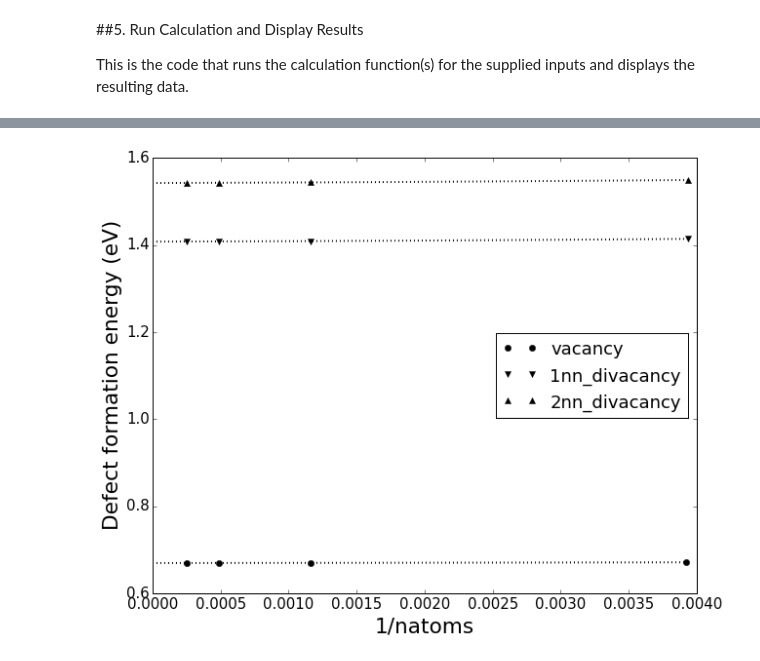
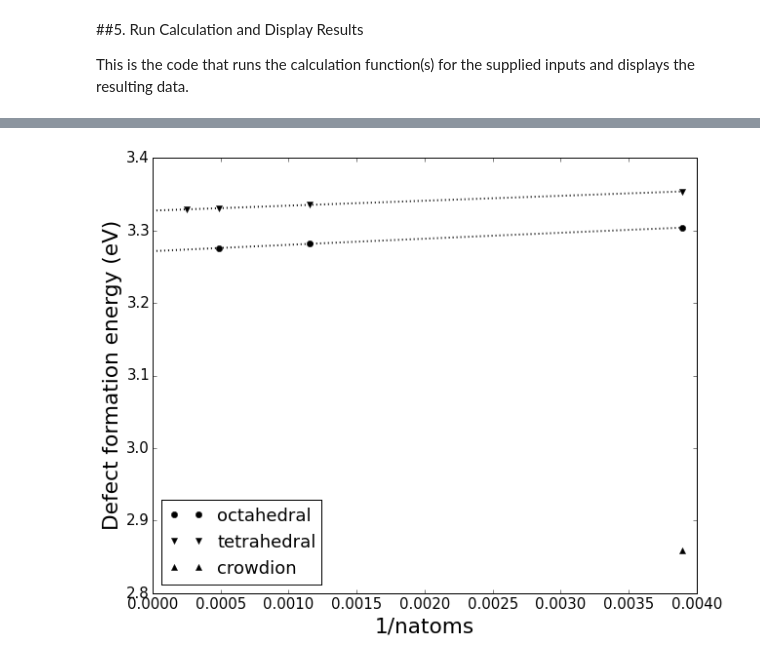
Before and after one commit to lmhale99/iprPy, a Jupyter notebook: Notebooks/tool-Point-Defect.ipynb, the cells around one changed output, grey strips where cells are left out. Cells and saved outputs as stored; diff of their text form; code cells hidden in the pictures.

Commit message:
adapted tool-Point-Defect to triclinic, further adapted others

```diff
--- a/Notebooks/tool-Point-Defect.ipynb
+++ b/Notebooks/tool-Point-Defect.ipynb
@@ -130,8 +131,8 @@ These are user-specified parameters that control how the calculation proceeds, s
 __Note:__ The point defect configurations contained in the point defect libraries may not be fully inclusive of all defect structures.  As such, the true low energy configurations may be of a different nature.
 # %%
 #Supply a list of defects to include in the analysis
-ptd_list = ['vac', '1nn', '2nn']                      #vacancy and di-vacancies
-#ptd_list = ['oct', 'tet', 'cro', '100', '110', '111']  #interstitials
+#point_defect_tags = ['vac', '1nn', '2nn']                      #vacancy and di-vacancies
+point_defect_tags = ['oct', 'tet', 'cro', '100', '110', '111']  #interstitials
 
 #Specify the minimum and maximum system sizes (need to be even integers)
 min_size = 4
@@ -591,19 +594,9 @@ This code generates the underlying LAMMPS script(s) for performing the necessary
 # %%
-#Perform energy minimization on atoms in file read_data using potential information from all other parameters
-def min_script(pair_info, units, atom_style, masses, read_data,
-               etol = 0, ftol = 1e-6, maxiter = 100000, maxeval = 100000):
-
-    mass = ''
-    for i in xrange(len(masses)):
-        mass += 'mass %i %f\n'%(i+1,masses[i])
-
+def min_script(system_info, pair_info, etol = 0, ftol = 1e-6, maxiter = 100000, maxeval = 100000):
+    #Perform energy minimization on atoms in file read_data using potential information from all other parameters
     nl = '\n'
-    script = nl.join(['boundary p p p',
-                      'units ' + units,
-                      'atom_style ' + atom_style,
-                      'read_data ' + read_data,
+    script = nl.join([system_info,
                       '',
-                      mass,
                       pair_info,
                       '',
                       'variable peatom equal pe/atoms',
@@ -725,26 +734,23 @@ def ptd_energy(lammps_exe, pot, elements, masses, proto, alat, ptd_params, outpu
 This is the code that runs the calculation function(s) for the supplied inputs and displays the resulting data.
 # %%
 #Read the data model files
-pot = iprp.lammps.Potential(pot_file, pot_dir)
-proto = iprp.models.CrystalPrototype(proto_file)
-ptd = iprp.models.PointDefect(ptd_file)
+potential = iprpy.lammps.Potential(potential_file, potential_dir)
+prototype = iprpy.models.Prototype(prototype_file)
+point_defect_lib = iprpy.models.PointDefect(point_defects_file)
 
-#Build masses list
-if proto.get('nsites') == len(elements):
-    masses = pot.masses(elements)
-else:
-    raise ValueError('Number of elements listed does not match number of prototype sites')
+ucell = prototype.ucell(a=a, b=b, c=c, alpha=alpha, beta=beta, gamma=gamma)
+#Count how many atoms are at each prototype site
+quants = np.zeros(ucell.natypes(), dtype=np.int)
+for i in xrange(ucell.natoms()):
+    quants[ucell.atoms(i, 'atype') - 1] += 1
 
-#Identify the chemical formula for the structure
-quant = np.zeros(len(elements), dtype=np.int)
-for atom in proto.get('ucell'):
-    quant[atom.get('type')-1] += 1
-chem_formula = ''
+#Compose structure name by combining crystal prototype and composition
+elements = potential.elements(symbols)
+structure = prototype.get('tag') + ' '
 for i in xrange(len(elements)):
-    chem_formula += elements[i]
-    if quant[i] > 1:
-        chem_formula += str(quant[i])
-
+    structure += elements[i]
+    if quants[i] > 1:
+        structure += str(quants[i])
 
 #Initialize plot
 if max_size > min_size:
@@ -755,48 +761,20 @@ if max_size > min_size:
 
 #Loop over all defects in ptd_list
 m = 0
-for defect in ptd_list:
+for defect in point_defect_tags:
     ptd_tag = ''
-    for tag in ptd.get('list'):
+    for tag in point_defect_lib.get('list'):
         if defect == tag:
             ptd_tag = tag
-            ptd_params = ptd.get(tag,'parameters')
-            ptd_name = ptd.get(tag,'name')
+            ptd_params = point_defect_lib.get(tag,'parameters')
+            ptd_name = point_defect_lib.get(tag,'name')
             break
     if ptd_tag == '':
         raise ValueError('Defect type ' + defect + ' not found')
 
     #Run ptd_energy calculation
-    natoms, energies, centro, rcoord = ptd_energy(lammps_exe, pot, elements, masses, proto, alat, ptd_params,
-                                                  output_dir=os.getcwd(), ptd_tag=ptd_tag,
-                                                  min_size=min_size, max_size=max_size)
-
-    #Delete atom.* files
-    flist = os.listdir(os.getcwd())
-    for fname in flist:
-        if 'atom' in fname:
-            os.remove(fname)
-
-    #Save calculation data to a dat file
-    out_file = proto.get('tag') + '-'
-    for element in elements:
-        out_file += '-' + element
-    out_file += '--' + ptd_tag
-    with open(out_file + '.dat', 'w') as f:
-        f.write('Point defect formation energies (eV) vs. system size\n')
-        f.write('Calculations from the NIST Interatomic Potential Repository Project\n')
-        f.write('%s %s %s %s\n' % (pot.get('id'), proto.get('tag'), chem_formula, ptd_tag))
-        f.write('  natoms E_formation(eV)           centrosummation        coordRelaxation\n')
-
-        for i in xrange(len(natoms)):
-            f.write('%8d    %-15.10f [%6.3f,%6.3f,%6.3f] [%6.3f,%6.3f,%6.3f]' % (natoms[i], energies[i],
-                                                                            centro[i][0], centro[i][1], centro[i][2],
-                                                                            rcoord[i][0], rcoord[i][1], rcoord[i][2]))
-            if (np.allclose(centro[i], np.zeros(3), rtol=0, atol=1e-3) and
-                np.allclose(rcoord[i], np.zeros(3), rtol=0, atol=1e-3)):
-                f.write('\n')
-            else:
-                f.write(' Unstable\n')
+    natoms, energies, centro, rcoord = point_defect_Ef(lammps_exe, ucell, potential, symbols,
+                                                       ptd_params, min_size, max_size)
 
     #Make list of energies for stable defect systems
     invatoms_list = []
@@ -850 +831 @@ vacancy      :  0.669 eV
-[figure, old version]
+[figure, new version]
```
Also changed, not shown: parts of 7 cells of this notebook, 11 other files.
